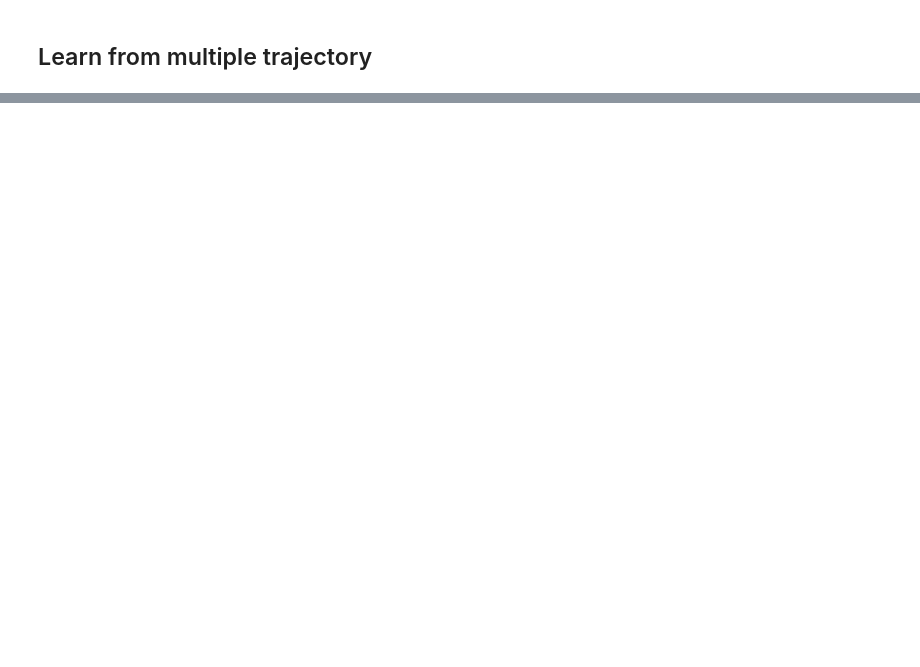
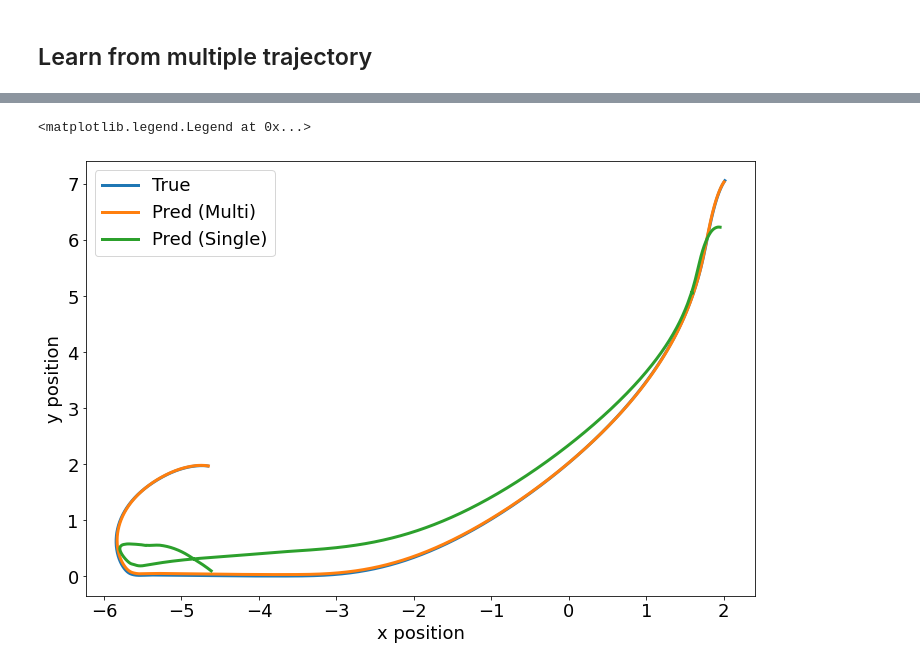
Before and after one commit to seqwalt/PINN-System-Identification, a Jupyter notebook: Regression/Linear_reg.ipynb, the cells around one changed output, grey strips where cells are left out. Saved outputs shown, nothing was run; the diff lists cells and outputs as text; code cells hidden in the pictures; blank space fills up the shorter version.

```diff
--- a/Regression/Linear_reg.ipynb
+++ b/Regression/Linear_reg.ipynb
@@ -176,2 +202,12 @@ axs[2].legend(['True','Pred'])
 # %%
 fig.savefig('linear-multi-traj-learn.png')
+# %%
+fig, axs = plt.subplots(1,figsize=[12,8])
+#fig.suptitle('True state v.s. predicted state')
+axs.plot(Y_test_last[:,0],Y_test_last[:,1], Y_pred[:,0], Y_pred[:,1], Y_pred_s[:,0], Y_pred_s[:,1], linewidth=3)
+axs.set_xlabel('x position')
+axs.set_ylabel('y position')
+axs.legend(['True','Pred (Multi)','Pred (Single)'])
+# %% [output]
+<matplotlib.legend.Legend at 0x...>
+[figure, added]
```
Also changed, not shown: parts of 19 cells of this notebook, 10 other files.
